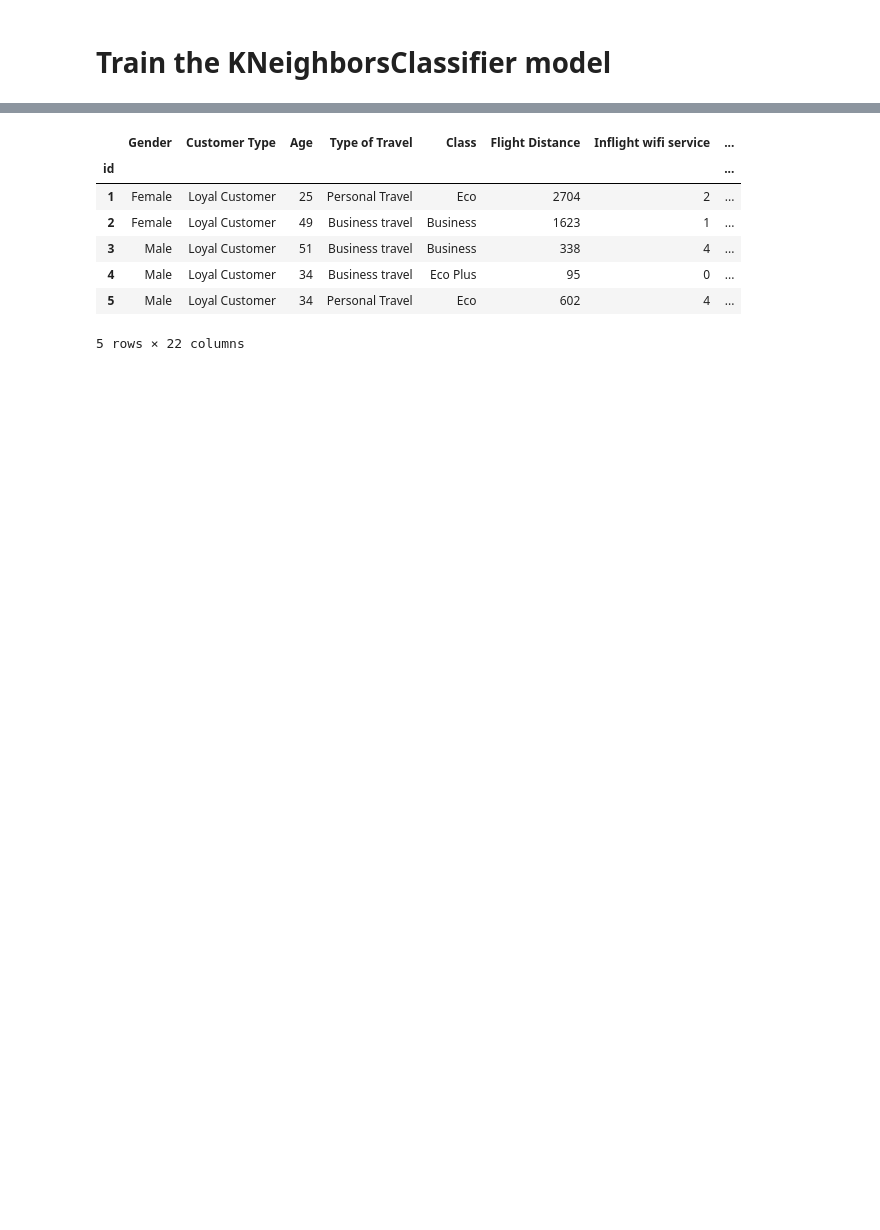
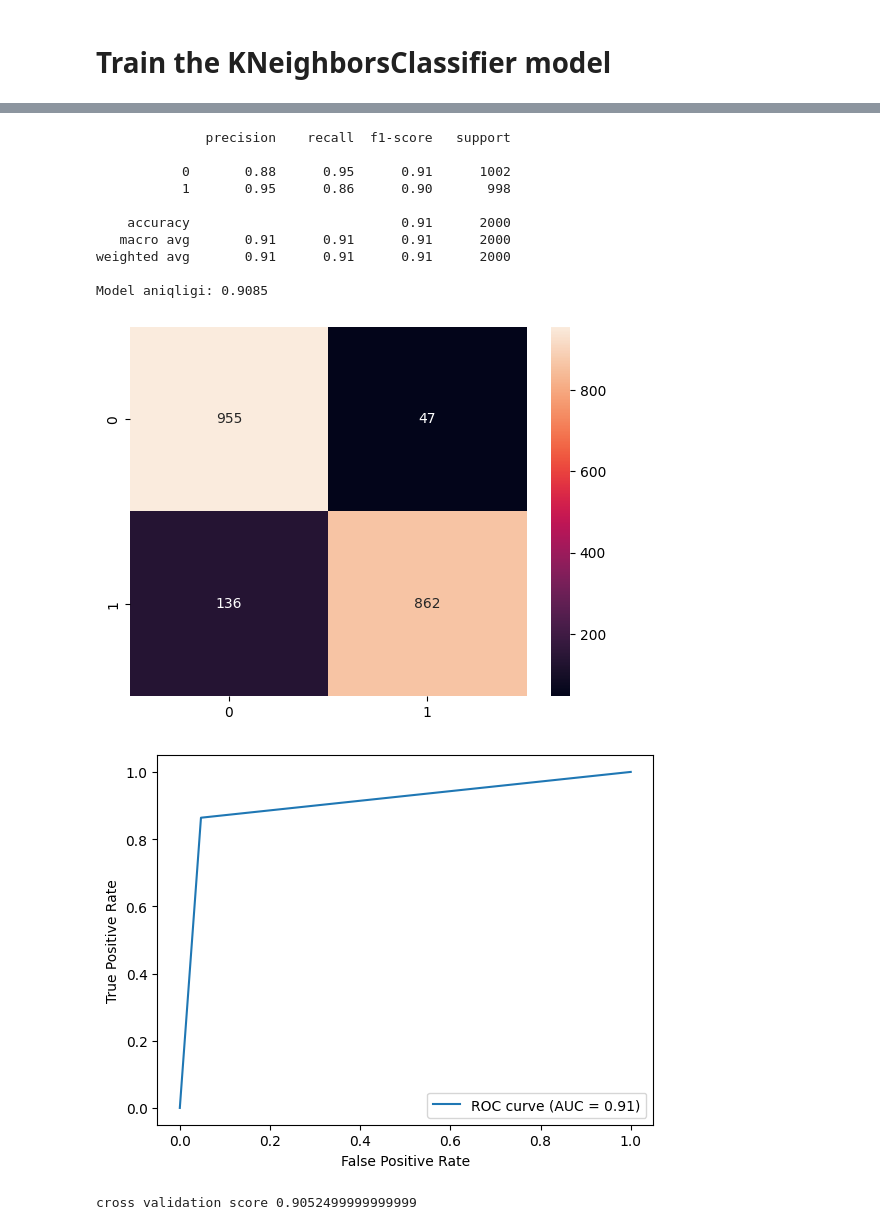
Before and after one commit to Khaydaraliev/Aviakompaniya_yolovchilarni_qoniqishi, a Jupyter notebook: aviakampaniya-yo'lovchilarining-qoniqishi.ipynb, the cells around one changed output, grey strips where cells are left out. Drawn from its saved outputs; the diff is of its cells as text; code cells hidden in the pictures; blank space fills up the shorter version.

Commit message:
Kaggle Notebook | Aviakampaniya yo'lovchilarining qoniqishi | Version 2

```diff
--- a/aviakampaniya-yo'lovchilarining-qoniqishi.ipynb
+++ b/aviakampaniya-yo'lovchilarining-qoniqishi.ipynb
@@ -422,13 +431,0 @@ Model ROC AUC: 0.9574566328717917
-# %%
-URL = "/kaggle/input/aviakompaniya/test_dataset.csv"
-df_test = pd.read_csv(URL , index_col='id')
-df_test.head()
-# %% [output]
-|  | Gender | Customer Type | Age | Type of Travel | Class | Flight Distance | Inflight wifi service | ... |
-| id |  |  |  |  |  |  |  | ... |
-| 1 | Female | Loyal Customer | 25 | Personal Travel | Eco | 2704 | 2 | ... |
-| 2 | Female | Loyal Customer | 49 | Business travel | Business | 1623 | 1 | ... |
-| 3 | Male | Loyal Customer | 51 | Business travel | Business | 338 | 4 | ... |
-| 4 | Male | Loyal Customer | 34 | Business travel | Eco Plus | 95 | 0 | ... |
-| 5 | Male | Loyal Customer | 34 | Personal Travel | Eco | 602 | 4 | ... |
-5 rows × 22 columns
@@ -441,0 +432,39 @@ encoded_test = encoded_test.astype(int)
+# %%
+# Train the KNN model
+knn_model = KNeighborsClassifier()
+knn_model.fit(X_train, y_train)
+
+# Modelni baholaymiz
+y_pred = knn_model.predict(X_test)
+print(classification_report(y_test, y_pred))
+print("Model aniqligi:", accuracy_score(y_test,y_pred))
+
+## confusion matrix
+conf_mat = confusion_matrix(y_test, y_pred)
+sns.heatmap(conf_mat, annot=True,fmt="g")
+plt.show()
+
+## ROC curve
+fpr, tpr, thresholds = metrics.roc_curve(y_test, y_pred)
+roc_auc = metrics.auc(fpr, tpr)
+display = metrics.RocCurveDisplay(fpr=fpr, tpr=tpr, roc_auc=roc_auc, estimator_name='ROC curve')
+display.plot()
+plt.show()
+
+from sklearn.model_selection import cross_val_score
+# Model evaluation using cross-validation
+print(f"cross validation score {cross_val_score(knn_model, X_train, y_train, cv=5, scoring='accuracy').mean()}")
+# %% [output]
+              precision    recall  f1-score   support
+
+           0       0.88      0.95      0.91      1002
+           1       0.95      0.86      0.90       998
+
+    accuracy                           0.91      2000
+   macro avg       0.91      0.91      0.91      2000
+weighted avg       0.91      0.91      0.91      2000
+
+Model aniqligi: 0.9085
+[figure, added]
+[figure, added]
+cross validation score 0.9052499999999999
```
Also changed, not shown: parts of 30 cells of this notebook.
